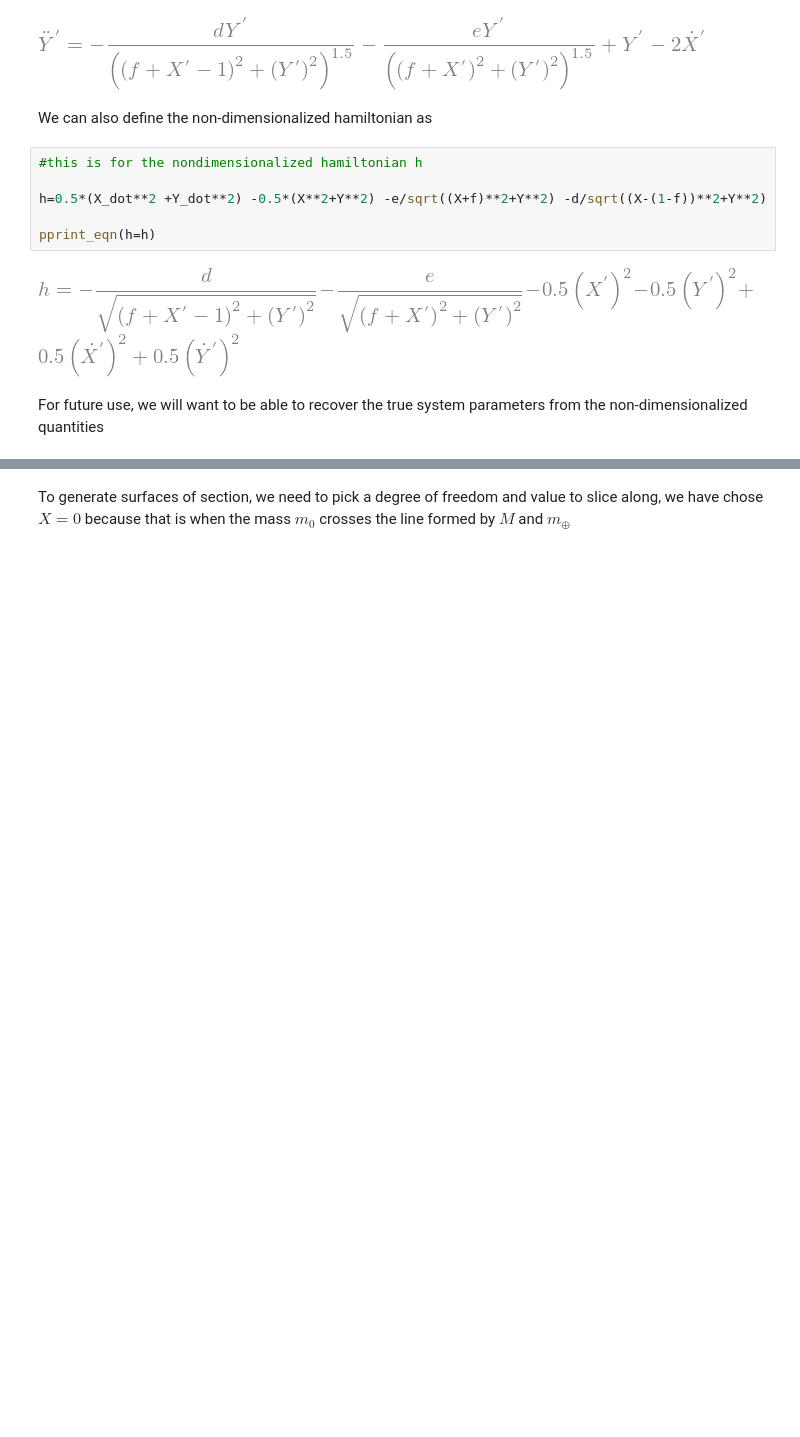
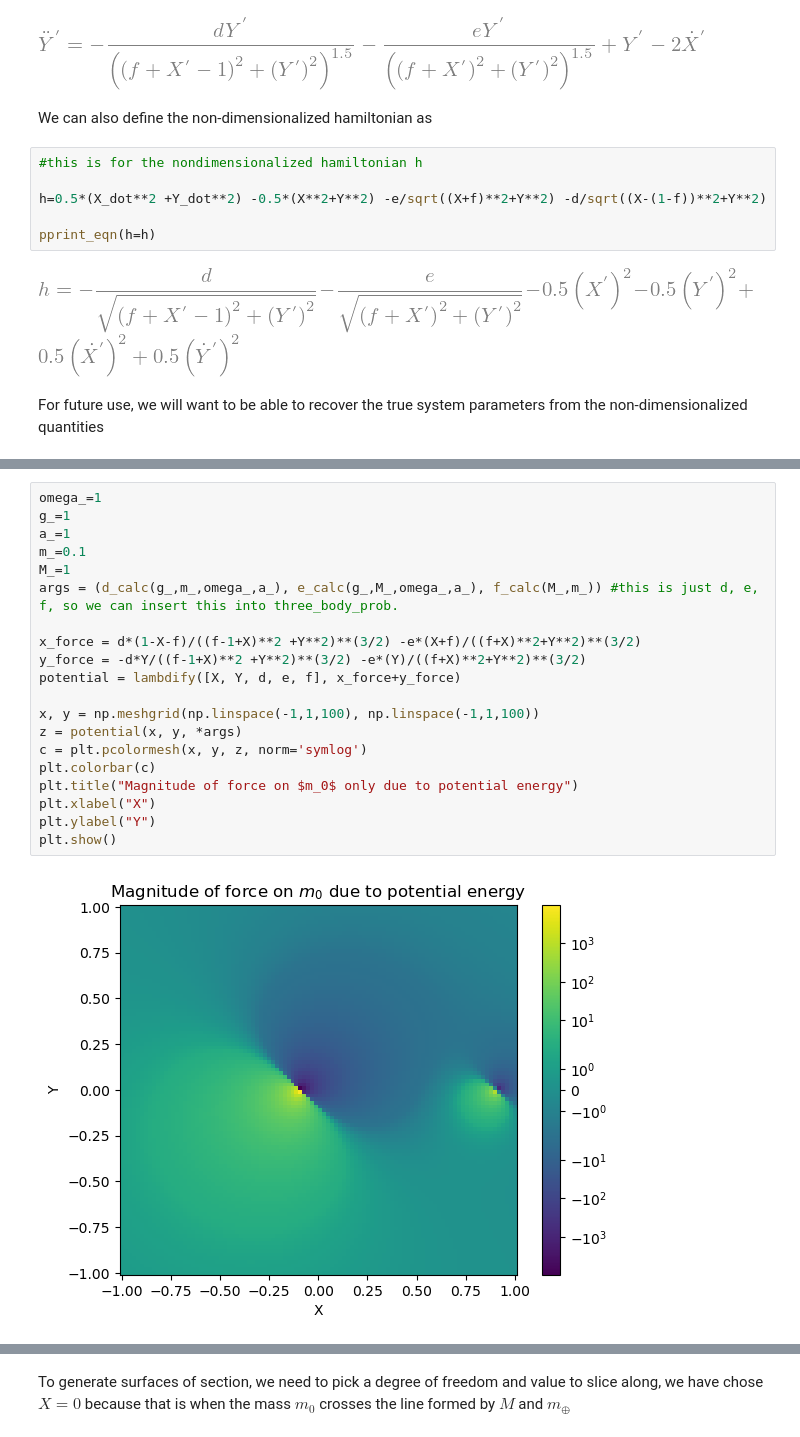
Before and after one commit to kavidey/PHYS111, a Jupyter notebook: computational_project/Stationary_frame_3.ipynb, the cells around one changed output, grey strips where cells are left out. Cells and saved outputs as stored; diff of their text form; blank space fills up the shorter version.

```diff
--- a/computational_project/Stationary_frame_3.ipynb
+++ b/computational_project/Stationary_frame_3.ipynb
@@ -146,6 +150,28 @@ def get_solution(diffeq, initial_conditions, tstart=None, tend=None, pts=1000, t
 
     # return odeint(diffeq, initial_conditions, t, args=params, **kwargs).T
     return solve_ivp(diffeq, (np.min(t), np.max(t)), initial_conditions, t_eval=t, **kwargs)
+# %%
+omega_=1
+g_=1
+a_=1
+m_=0.1
+M_=1
+args = (d_calc(g_,m_,omega_,a_), e_calc(g_,M_,omega_,a_), f_calc(M_,m_)) #this is just d, e, f, so we can insert this into three_body_prob.
+
+x_force = d*(1-X-f)/((f-1+X)**2 +Y**2)**(3/2) -e*(X+f)/((f+X)**2+Y**2)**(3/2)
+y_force = -d*Y/((f-1+X)**2 +Y**2)**(3/2) -e*(Y)/((f+X)**2+Y**2)**(3/2)
+potential = lambdify([X, Y, d, e, f], x_force+y_force)
+
+x, y = np.meshgrid(np.linspace(-1,1,100), np.linspace(-1,1,100))
+z = potential(x, y, *args)
+c = plt.pcolormesh(x, y, z, norm='symlog')
+plt.colorbar(c)
+plt.title("Magnitude of force on $m_0$ only due to potential energy")
+plt.xlabel("X")
+plt.ylabel("Y")
+plt.show()
+# %% [output]
+[figure, added]
 # %%
 #solving the differential equation
 fig, axs = plt.subplots(1, 2, figsize=(10,5))
```
Also changed, not shown: parts of 8 cells of this notebook.
